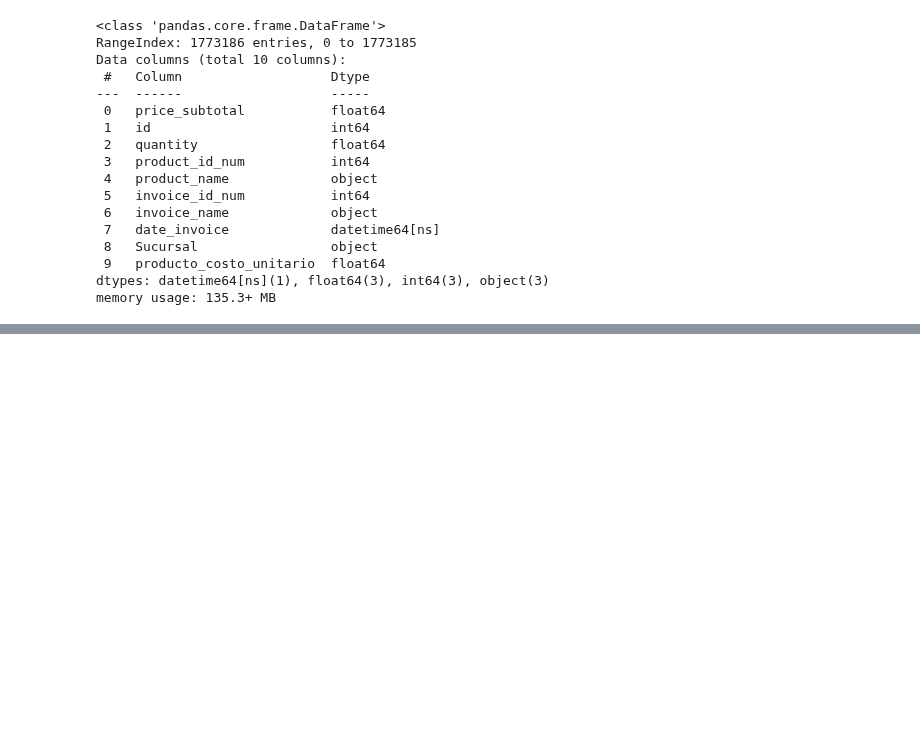
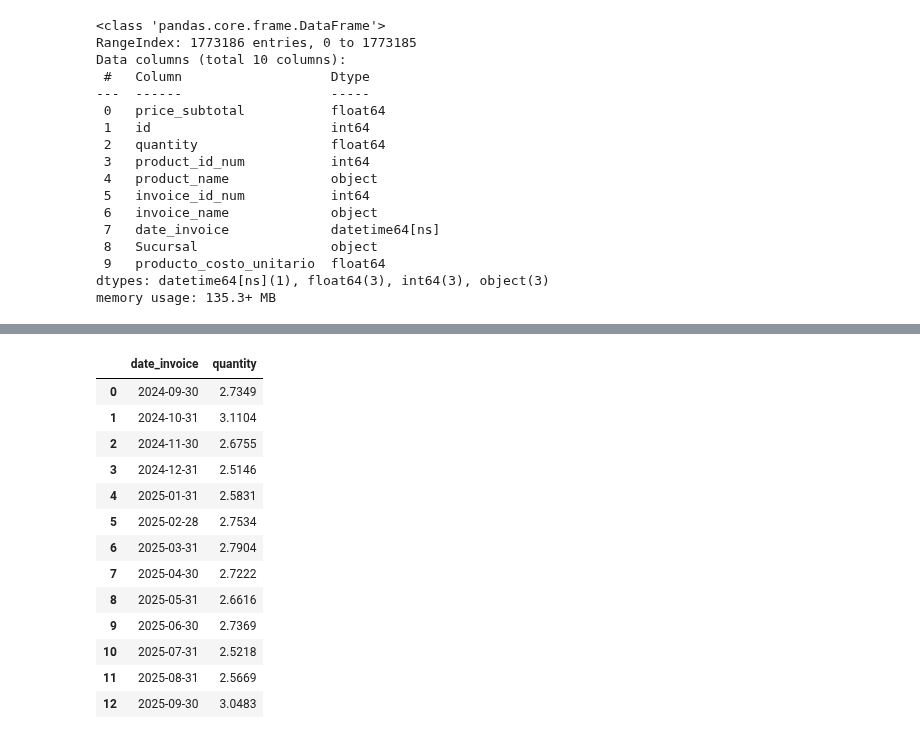
Before and after one commit to FiltrosDonsson/Proyectos-Data-analyst, a Jupyter notebook: MODELO ABASTECIMIENTO/ema1año.ipynb, the cells around one changed output, grey strips where cells are left out. Saved outputs shown, nothing was run; the diff lists cells and outputs as text; code cells hidden in the pictures; blank space fills up the shorter version.

```diff
--- a/MODELO ABASTECIMIENTO/ema1año.ipynb
+++ b/MODELO ABASTECIMIENTO/ema1año.ipynb
@@ -157,0 +176,24 @@ df_sede
+# %%
+ventas_mes = (
+    df_12_semanas
+    .groupby(pd.Grouper(key="date_invoice", freq="M"))["quantity"]
+    .mean()
+    .reset_index()
+)
+
+ventas_mes
+# %% [output]
+|  | date_invoice | quantity |
+| 0 | 2024-09-30 | 2.7349 |
+| 1 | 2024-10-31 | 3.1104 |
+| 2 | 2024-11-30 | 2.6755 |
+| 3 | 2024-12-31 | 2.5146 |
+| 4 | 2025-01-31 | 2.5831 |
+| 5 | 2025-02-28 | 2.7534 |
+| 6 | 2025-03-31 | 2.7904 |
+| 7 | 2025-04-30 | 2.7222 |
+| 8 | 2025-05-31 | 2.6616 |
+| 9 | 2025-06-30 | 2.7369 |
+| 10 | 2025-07-31 | 2.5218 |
+| 11 | 2025-08-31 | 2.5669 |
+| 12 | 2025-09-30 | 3.0483 |
```
Also changed, not shown: parts of 11 cells of this notebook.
